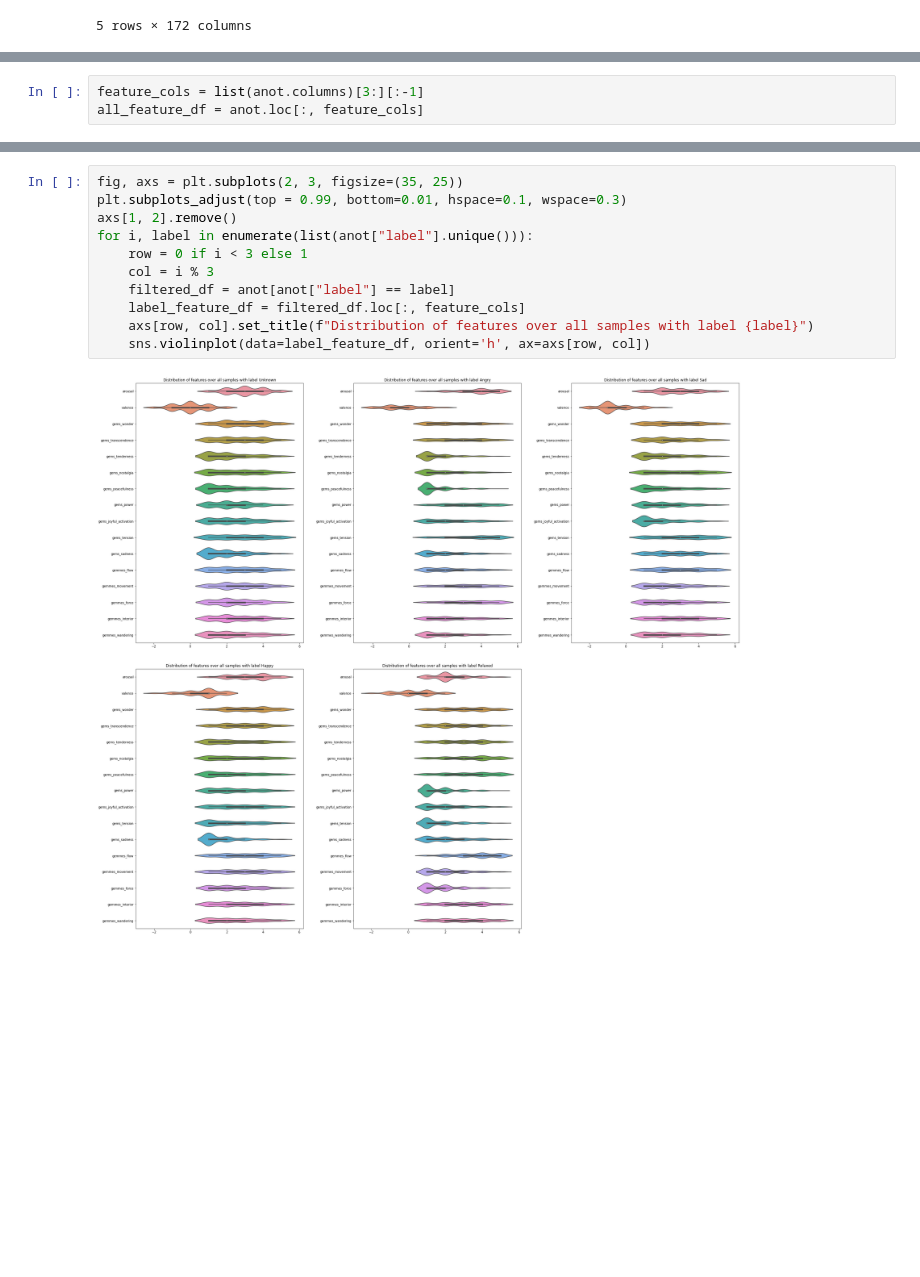
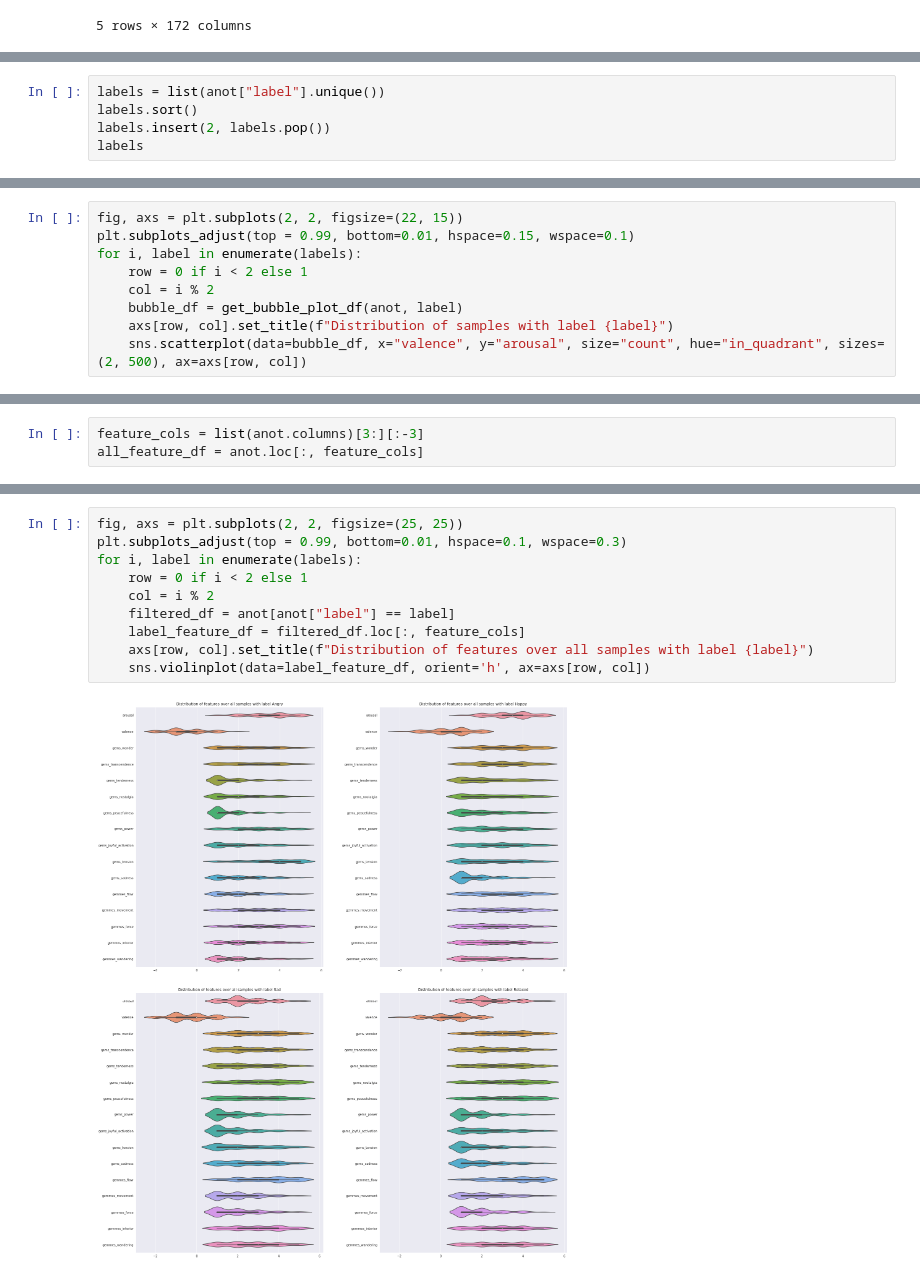
Before and after one commit to NoahPichl/MLPC_The_haunted_turtles, a Jupyter notebook: data_exploration.ipynb, the cells around one changed output, grey strips where cells are left out. Cells and saved outputs as stored; diff of their text form; blank space fills up the shorter version.

Commit message:
1-aggregate labels and plot their correlations and distributions

```diff
--- a/data_exploration.ipynb
+++ b/data_exploration.ipynb
@@ -75,0 +79,5 @@ array(['Unknown', 'Angry', 'Sad', 'Happy', 'Relaxed'], dtype=object)
+# %%
+labels = list(anot["label"].unique())
+labels.sort()
+labels.insert(2, labels.pop())
+labels
@@ -100,0 +140,9 @@ sns.swarmplot(data=anot, x="valence", y="arousal", hue="label")
+# %%
+fig, axs = plt.subplots(2, 2, figsize=(22, 15))
+plt.subplots_adjust(top = 0.99, bottom=0.01, hspace=0.15, wspace=0.1)
+for i, label in enumerate(labels):
+    row = 0 if i < 2 else 1
+    col = i % 2
+    bubble_df = get_bubble_plot_df(anot, label)
+    axs[row, col].set_title(f"Distribution of samples with label {label}")
+    sns.scatterplot(data=bubble_df, x="valence", y="arousal", size="count", hue="in_quadrant", sizes=(2, 500), ax=axs[row, col])
@@ -101,5 +153,5 @@ sns.swarmplot(data=anot, x="valence", y="arousal", hue="label")
 # %%
-feature_cols = list(anot.columns)[3:][:-1]
+feature_cols = list(anot.columns)[3:][:-3]
 all_feature_df = anot.loc[:, feature_cols]
 # %%
 plt.figure(figsize=(9,15))
@@ -120,14 +186,13 @@ sns.heatmap(corr_df, mask=mask, cmap=cmap, square=True, center=0)
 # %%
-fig, axs = plt.subplots(2, 3, figsize=(35, 25))
+fig, axs = plt.subplots(2, 2, figsize=(25, 25))
 plt.subplots_adjust(top = 0.99, bottom=0.01, hspace=0.1, wspace=0.3)
-axs[1, 2].remove()
-for i, label in enumerate(list(anot["label"].unique())):
-    row = 0 if i < 3 else 1
-    col = i % 3
+for i, label in enumerate(labels):
+    row = 0 if i < 2 else 1
+    col = i % 2
     filtered_df = anot[anot["label"] == label]
     label_feature_df = filtered_df.loc[:, feature_cols]
     axs[row, col].set_title(f"Distribution of features over all samples with label {label}")
     sns.violinplot(data=label_feature_df, orient='h', ax=axs[row, col])
 # %% [output]
-[figure, old version]
+[figure, new version]
 # %%
```
Also changed, not shown: parts of 14 cells of this notebook.
